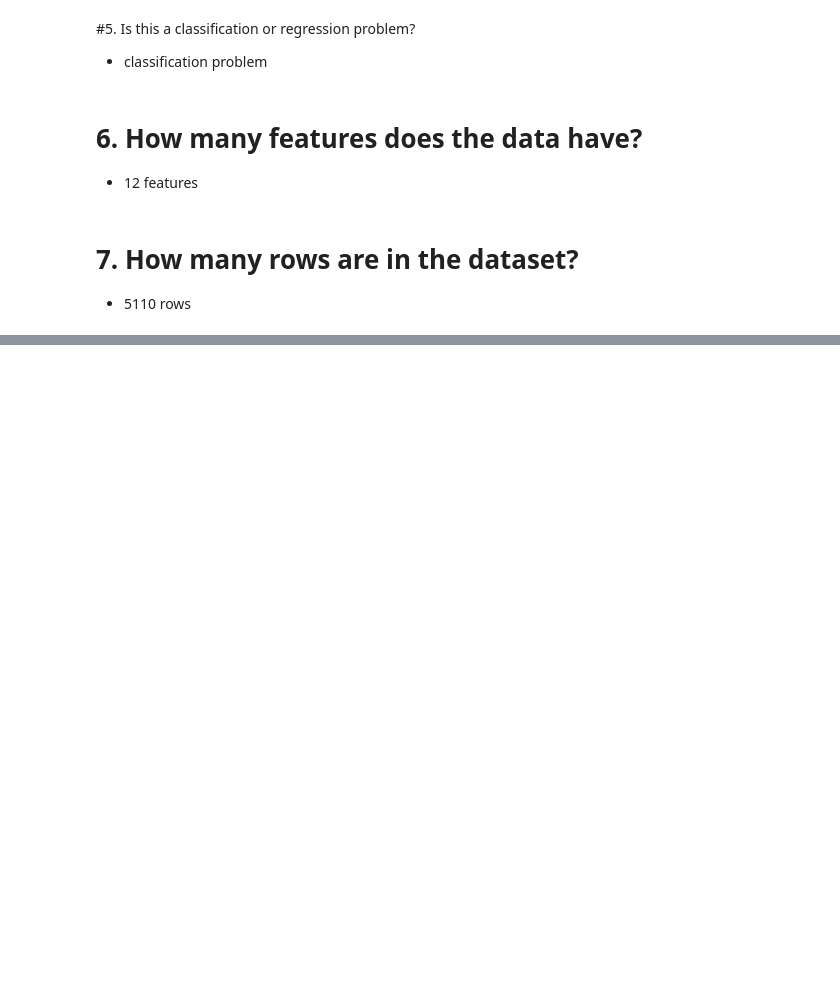
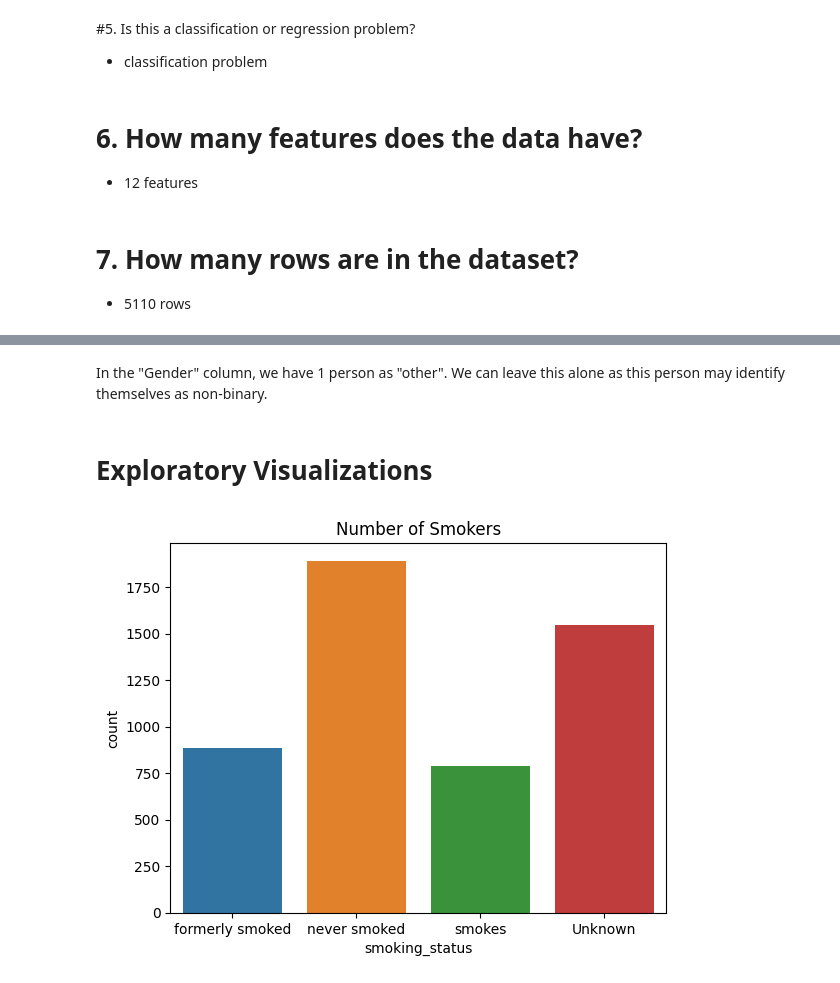
Before and after one commit to tjbingamon/Stroke-Prediction-Dataset, a Jupyter notebook: Stroke_Prediction.ipynb, the cells around one changed output, grey strips where cells are left out. Drawn from its saved outputs; the diff is of its cells as text; code cells hidden in the pictures; blank space fills up the shorter version.

```diff
--- a/Stroke_Prediction.ipynb
+++ b/Stroke_Prediction.ipynb
@@ -52,0 +87,4 @@
+# %%
+# Load Data
+df = pd.read_csv ('/content/drive/MyDrive/Homework Stuff/healthcare-dataset-stroke-data.csv')
+df.head()
@@ -52,0 +269,10 @@
+# %% [markdown]
+In the "Gender" column, we have 1 person as "other". We can leave this alone as this person may identify themselves as non-binary.
+# %% [markdown]
+# **Exploratory Visualizations**
+# %%
+# Check univariate distributions and explore categorical variable(s)
+ax = sns.countplot(x=df['smoking_status'])
+ax.set_title('Number of Smokers');
+# %% [output]
+[figure, added]
```
Also changed, not shown: parts of 28 cells of this notebook.
